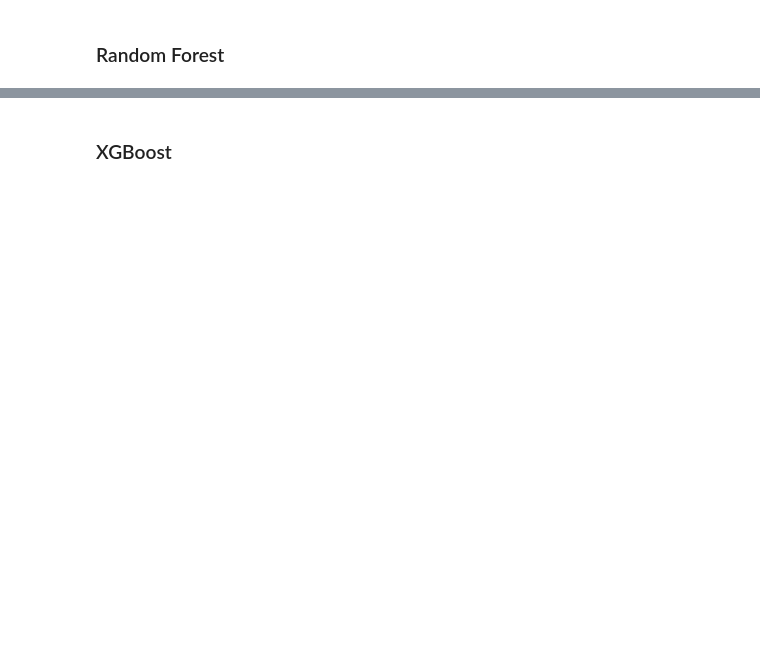
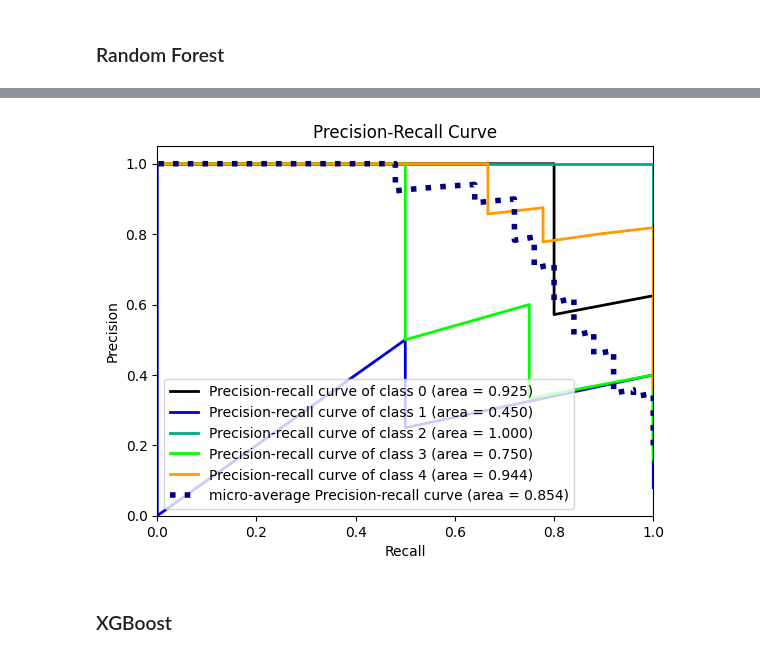
Before and after one commit to kevinmaiden7/ML_Health_Lifestyle, a Jupyter notebook: classification.ipynb, the cells around one changed output, grey strips where cells are left out. Saved outputs shown, nothing was run; the diff lists cells and outputs as text; code cells hidden in the pictures; blank space fills up the shorter version.

```diff
--- a/classification.ipynb
+++ b/classification.ipynb
@@ -96,3 +161,8 @@ StratifiedShuffleSplit(n_splits=5, random_state=26, test_size=0.1,
+# %%
+skplt.metrics.plot_precision_recall_curve(Y_test, Y_test_predicted_proba_rf)
+plt.show()
+# %% [output]
+[figure, added]
 # %% [markdown]
 ### XGBoost
 # %%
```
Also changed, not shown: parts of 26 cells of this notebook.
